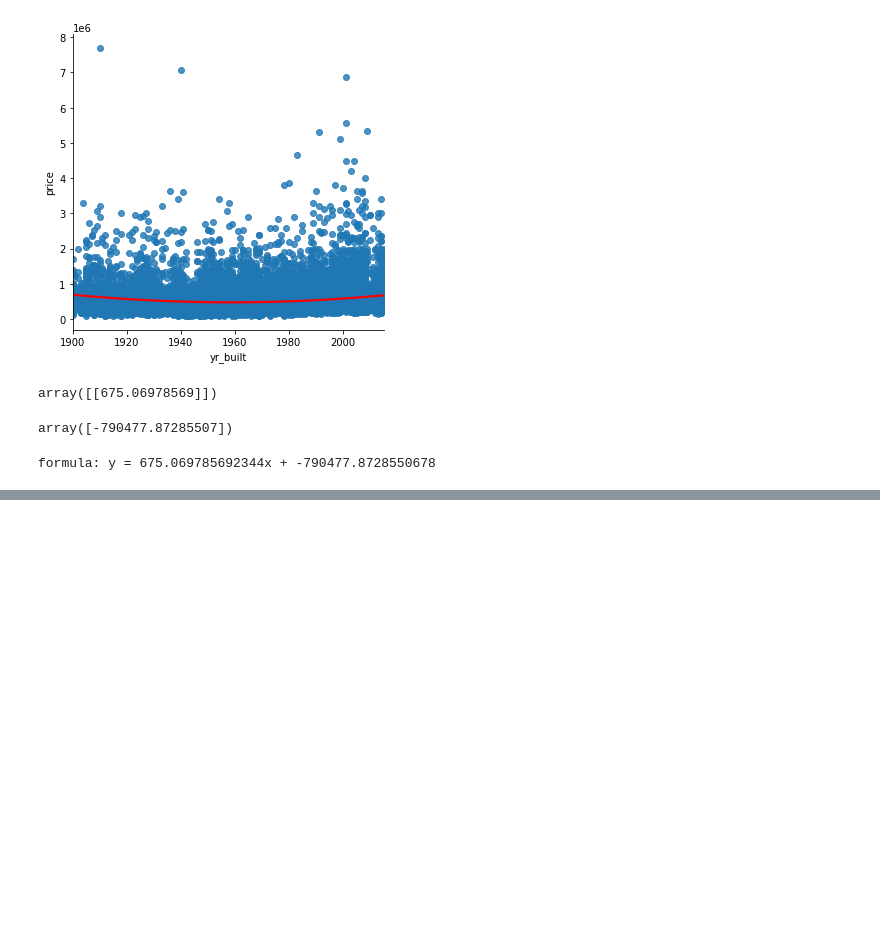
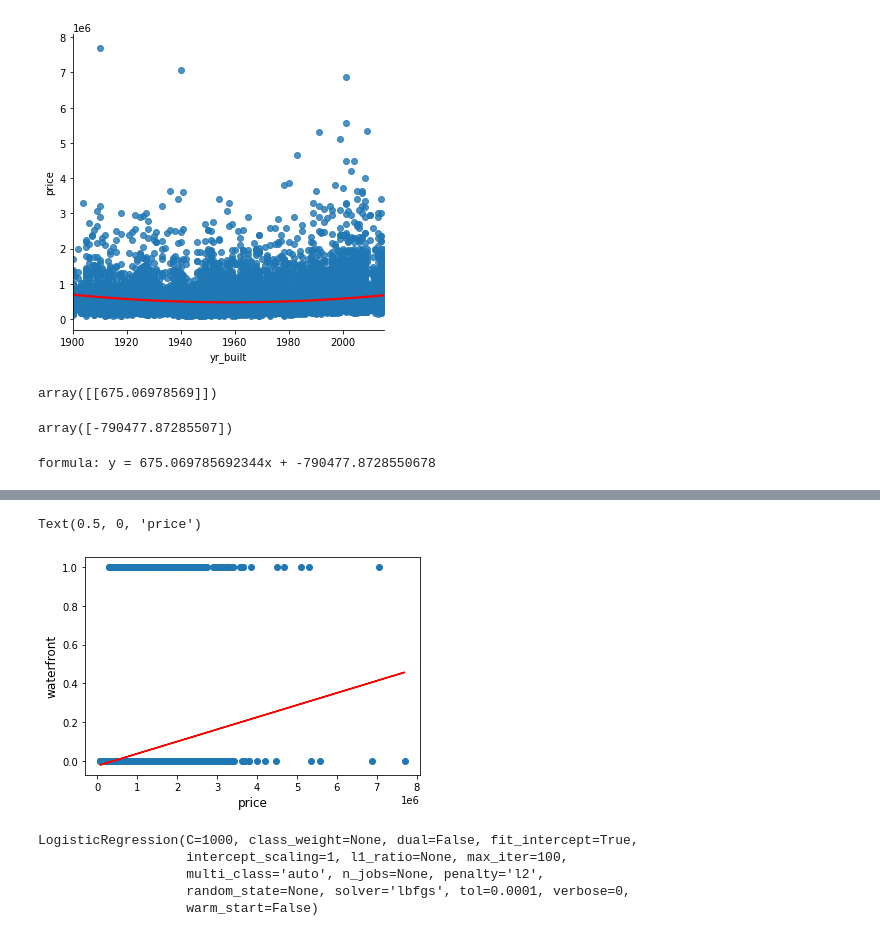
Before and after one commit to RicStrong/Kings_County_Real_Estate, a Jupyter notebook: KingsCountyRealEstate.ipynb, the cells around one changed output, grey strips where cells are left out. Saved outputs shown, nothing was run; the diff lists cells and outputs as text; code cells hidden in the pictures; blank space fills up the shorter version.

```diff
--- a/KingsCountyRealEstate.ipynb
+++ b/KingsCountyRealEstate.ipynb
@@ -190,0 +209,36 @@ formula: y = 675.069785692344x + -790477.8728550678
+# %%
+# Make a linear regression instance
+lr = LinearRegression()
+
+# Training the model on the data, storing the information learned from the data
+# Model is learning the relationship between X and y
+lr.fit(X,y)
+
+# Get Predictions for original x values
+# This is not how we will do it for the rest of the course.
+predictions = lr.predict(X)
+
+plt.scatter(df['price'], df['waterfront'])
+plt.plot(df['price'], predictions, color='red')
+
+
+plt.ylabel('waterfront', fontsize = 12)
+plt.xlabel('price', fontsize = 12)
+# %% [output]
+Text(0.5, 0, 'price')
+[figure, added]
+# %%
+X = df['price'].values.reshape(-1,1)
+y = df['waterfront']
+
+logreg = LogisticRegression(C = 1000)
+
+# Training the model on the data, storing the information learned from the data
+# Model is learning the relationship between X and y
+logreg.fit(X,y)
+# %% [output]
+LogisticRegression(C=1000, class_weight=None, dual=False, fit_intercept=True,
+                   intercept_scaling=1, l1_ratio=None, max_iter=100,
+                   multi_class='auto', n_jobs=None, penalty='l2',
+                   random_state=None, solver='lbfgs', tol=0.0001, verbose=0,
+                   warm_start=False)
```
Also changed, not shown: parts of 67 cells of this notebook.
